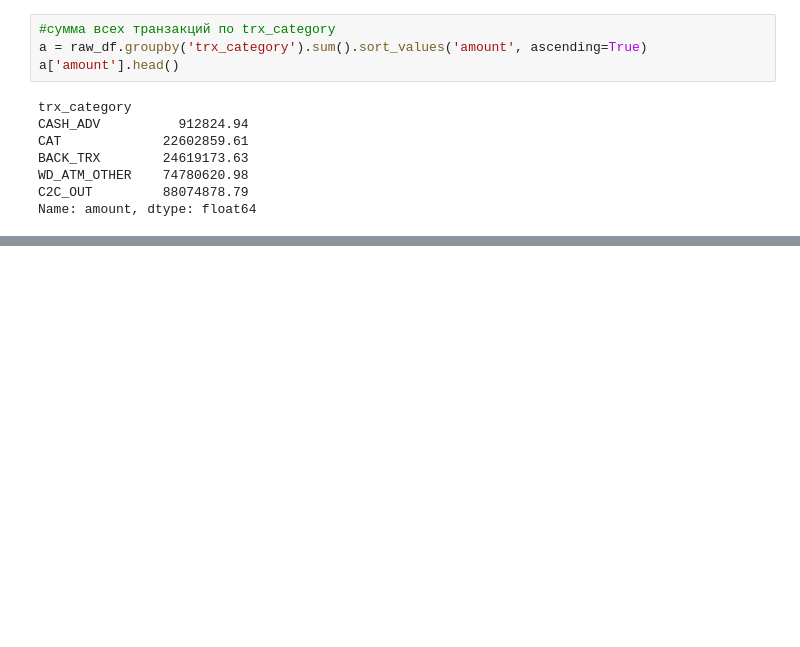
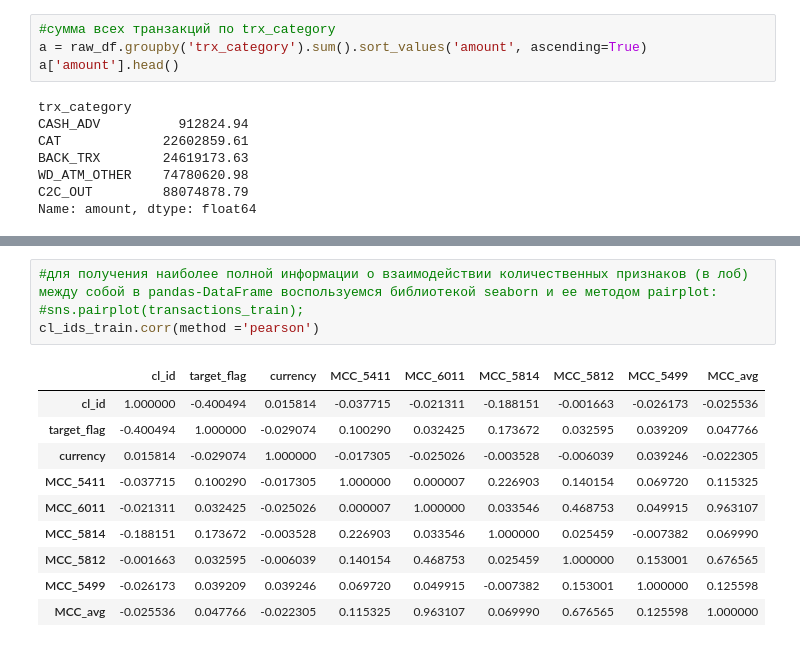
Before and after one commit to OrelAnas/python, a Jupyter notebook: homework_train_test.ipynb, the cells around one changed output, grey strips where cells are left out. Cells and saved outputs as stored; diff of their text form; blank space fills up the shorter version.

```diff
--- a/homework_train_test.ipynb
+++ b/homework_train_test.ipynb
@@ -165,0 +183,15 @@ Name: amount, dtype: float64
+# %%
+#для получения наиболее полной информации о взаимодействии количественных признаков (в лоб) между собой в pandas-DataFrame воспользуемся библиотекой seaborn и ее методом pairplot:
+#sns.pairplot(transactions_train);
+cl_ids_train.corr(method ='pearson')
+# %% [output]
+|  | cl_id | target_flag | currency | MCC_5411 | MCC_6011 | MCC_5814 | MCC_5812 | MCC_5499 | MCC_avg |
+| cl_id | 1.000000 | -0.400494 | 0.015814 | -0.037715 | -0.021311 | -0.188151 | -0.001663 | -0.026173 | -0.025536 |
+| target_flag | -0.400494 | 1.000000 | -0.029074 | 0.100290 | 0.032425 | 0.173672 | 0.032595 | 0.039209 | 0.047766 |
+| currency | 0.015814 | -0.029074 | 1.000000 | -0.017305 | -0.025026 | -0.003528 | -0.006039 | 0.039246 | -0.022305 |
+| MCC_5411 | -0.037715 | 0.100290 | -0.017305 | 1.000000 | 0.000007 | 0.226903 | 0.140154 | 0.069720 | 0.115325 |
+| MCC_6011 | -0.021311 | 0.032425 | -0.025026 | 0.000007 | 1.000000 | 0.033546 | 0.468753 | 0.049915 | 0.963107 |
+| MCC_5814 | -0.188151 | 0.173672 | -0.003528 | 0.226903 | 0.033546 | 1.000000 | 0.025459 | -0.007382 | 0.069990 |
+| MCC_5812 | -0.001663 | 0.032595 | -0.006039 | 0.140154 | 0.468753 | 0.025459 | 1.000000 | 0.153001 | 0.676565 |
+| MCC_5499 | -0.026173 | 0.039209 | 0.039246 | 0.069720 | 0.049915 | -0.007382 | 0.153001 | 1.000000 | 0.125598 |
+| MCC_avg | -0.025536 | 0.047766 | -0.022305 | 0.115325 | 0.963107 | 0.069990 | 0.676565 | 0.125598 | 1.000000 |
```
Also changed, not shown: parts of 14 cells of this notebook.
